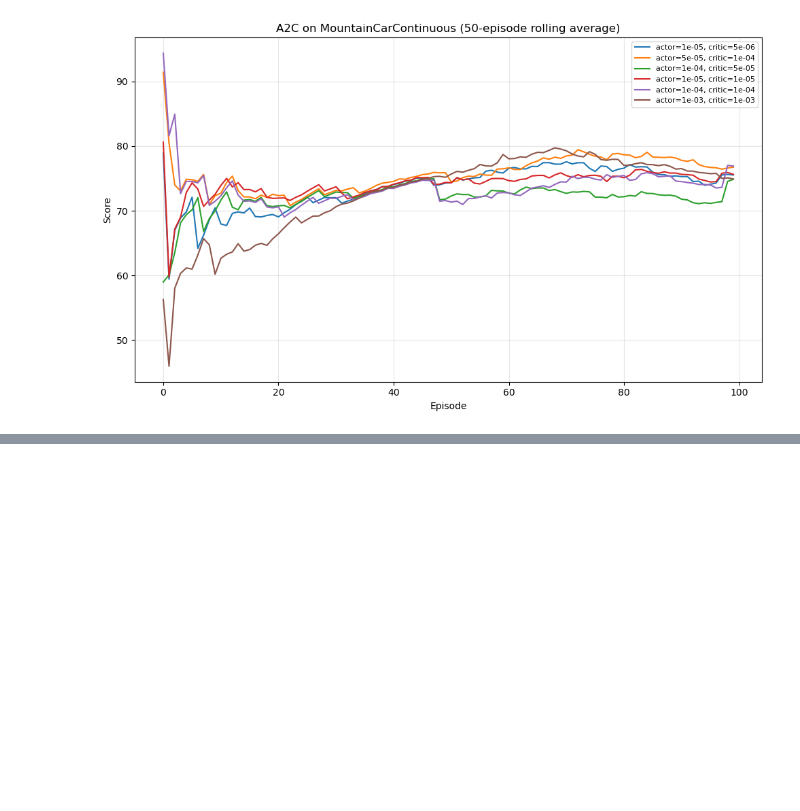
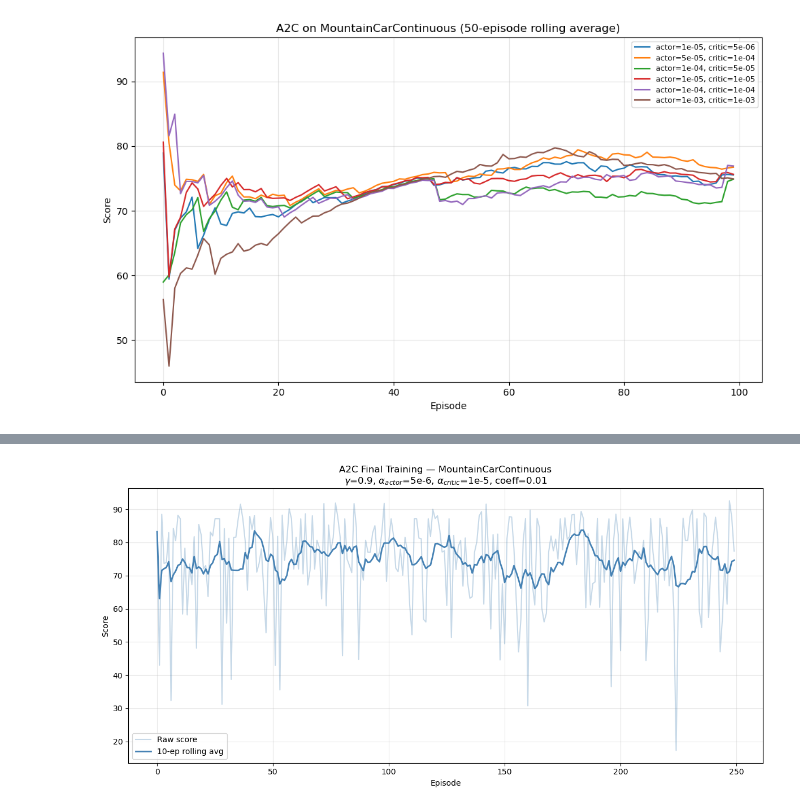
Before and after one commit to Einsbert-jnr/DRL-TERM_PROJECT, a Jupyter notebook: term_project_A2C.ipynb, the cells around one changed output, grey strips where cells are left out. Saved outputs shown, nothing was run; the diff lists cells and outputs as text; code cells hidden in the pictures; blank space fills up the shorter version.

```diff
--- a/term_project_A2C.ipynb
+++ b/term_project_A2C.ipynb
@@ -420,7 +719,7 @@ class RolloutBuffer:
 class Agent:
     def __init__(self, lr_actor, lr_critic, input_dims, n_actions,
                  gamma=0.99, gae_lambda=0.95, entropy_coeff=0.5,
-                 layer1_size=256, layer2_size=256, min_entropy_coeff=0.2, entropy_decay=0.9995):
+                 layer1_size=256, layer2_size=256, min_entropy_coeff=0.01, entropy_decay=0.995):
         self.gamma = gamma
         self.gae_lambda = gae_lambda
         self.entropy_coeff = entropy_coeff
@@ -466,7 +765,7 @@ class Agent:
         raw_log_prob = dist.log_prob(raw_action).sum()
         log_prob = raw_log_prob - T.log(1.0 - action.pow(2) + 1e-8).sum()
 
-        value = self.critic(state).squeeze()
+        value = self.critic(state).squeeze(-1)
 
         return action.detach().numpy(), log_prob, value
 
@@ -560,7 +859,7 @@ def train_agent(lr_actor, lr_critic, gamma, num_episodes=200, n_steps=20, layer1
     np.random.seed(seed)
 
     for episode in range(num_episodes):
-        observation, info = env.reset()
+        observation, info = env.reset(seed=seed + episode)
         done = False
         score = 0
         step_count = 0
@@ -592,8 +891,8 @@ def train_agent(lr_actor, lr_critic, gamma, num_episodes=200, n_steps=20, layer1
             if step_count % 50 == 0:
                 agent.reset_noise()
 
-            # if step_count % n_steps == 0 or done:
-            agent.learn(observation, done)
+            if step_count % n_steps == 0:
+                agent.learn(observation, done)
 
         # agent.decay_entropy()
         score_history.append(score)
@@ -724,7 +1016,15 @@ def plot_all_lr(results, window=10, filename='lr_comparison_a2c.png'):
 # %%
 gamma = 0.95
 num_episodes = 100
-n_steps = 50
+n_steps = 10
+
+# lr_combinations = [
+#     (0.000001,  0.000001),
+#     (0.00001,  0.00001),
+#     (0.0001,   0.0001),
+#     (0.001, 0.001),
+#     (0.01, 0.01)
+# ]
 
 lr_combinations = [
     (0.00001,  0.000005),
@@ -895,0 +1156,43 @@ plot_all_coef(results, window=20, filename='coeff_comparison_a2c.png')
+# %%
+gamma = 0.95
+lr_actor = 5e-5
+lr_critic = 1e-4
+coeff = 0.2
+num_episodes = 250
+n_steps = 10
+
+print(f'Training A2C with fixed hyperparameters:')
+print(f'  gamma={gamma}, lr_actor={lr_actor:.0e}, lr_critic={lr_critic:.0e}, coeff={coeff}')
+print(f'{"=" * 50}')
+
+score_history = train_agent(
+    lr_actor=lr_actor,
+    lr_critic=lr_critic,
+    gamma=gamma,
+    num_episodes=num_episodes,
+    n_steps=n_steps,
+    layer1_size=256,
+    layer2_size=256,
+    coeff=coeff
+)
+
+save_results({'final': score_history}, filename='training_logs_final.pkl')
+
+# Plot
+scores = np.array(score_history, dtype=np.float32)
+window = 10
+running_avg = np.array([np.mean(scores[max(0, t - window + 1): t + 1]) for t in range(len(scores))])
+
+plt.figure(figsize=(12, 6))
+plt.plot(scores, alpha=0.3, color='steelblue', label='Raw score')
+plt.plot(running_avg, color='steelblue', linewidth=2, label=f'{window}-ep rolling avg')
+plt.title('A2C Final Training — MountainCarContinuous\n'
+          r'$\gamma$=0.9, $\alpha_{actor}$=5e-6, $\alpha_{critic}$=1e-5, coeff=0.01')
+plt.xlabel('Episode')
+plt.ylabel('Score')
+plt.legend()
+plt.grid(True, alpha=0.3)
+plt.tight_layout()
+# plt.savefig('final_training_a2c.png', dpi=300)
+plt.show()
+# %% [output]
@@ -895,0 +1216 @@ plot_all_coef(results, window=20, filename='coeff_comparison_a2c.png')
+[figure, added]
```
Also changed, not shown: parts of 29 cells of this notebook.
